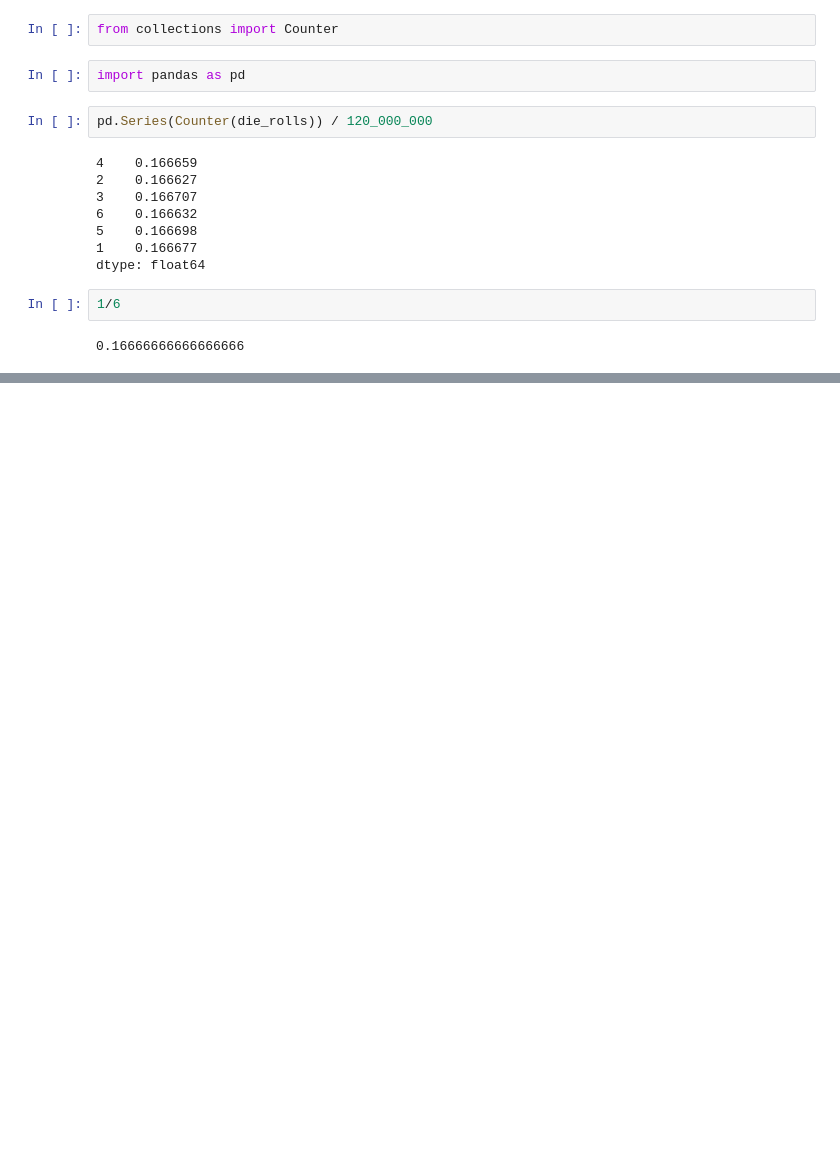
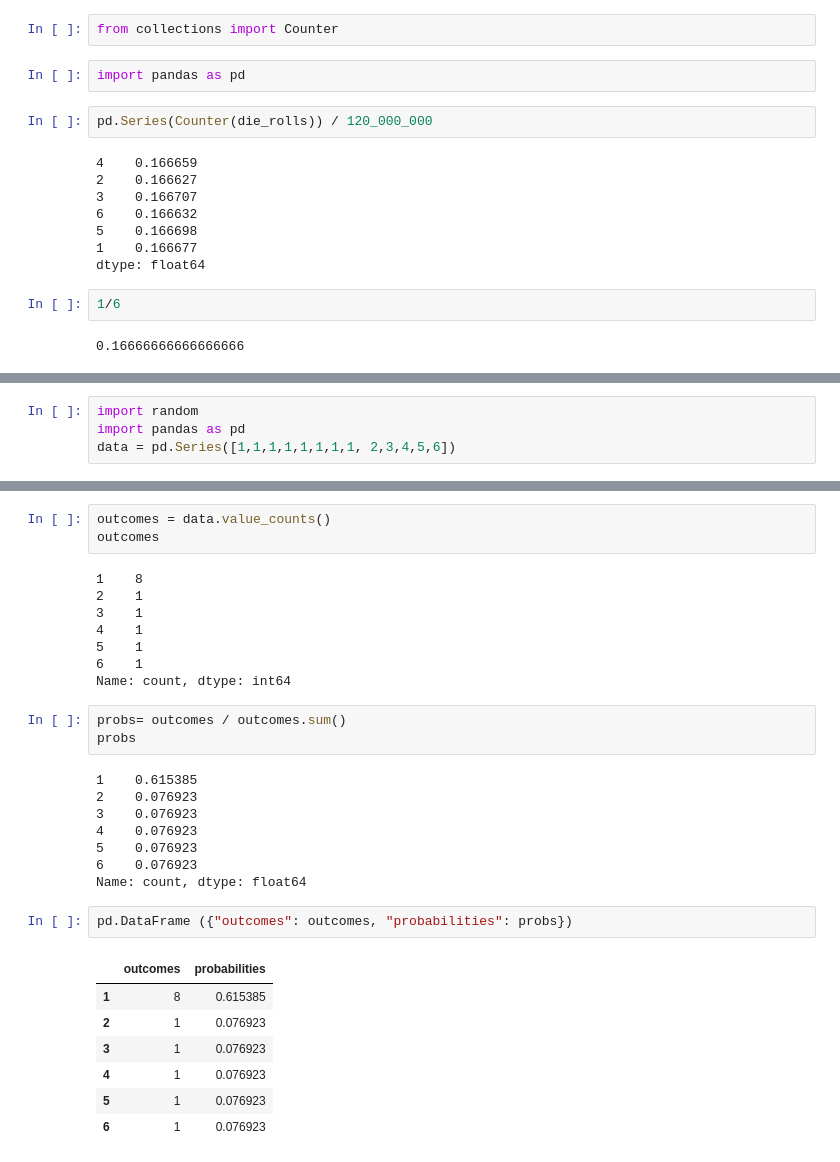
Before and after one commit to mahdi-b/ics434-s24, a Jupyter notebook: 12_intro_probability.ipynb, the cells around one changed output, grey strips where cells are left out. Cells and saved outputs as stored; diff of their text form; blank space fills up the shorter version.

```diff
--- a/12_intro_probability.ipynb
+++ b/12_intro_probability.ipynb
@@ -688,0 +698,4 @@ dtype: float64
+# %%
+import random
+import pandas as pd
+data = pd.Series([1,1,1,1,1,1,1,1, 2,3,4,5,6])
@@ -688,0 +747,32 @@ dtype: float64
+# %%
+outcomes = data.value_counts()
+outcomes
+# %% [output]
+1    8
+2    1
+3    1
+4    1
+5    1
+6    1
+Name: count, dtype: int64
+# %%
+probs= outcomes / outcomes.sum()
+probs
+# %% [output]
+1    0.615385
+2    0.076923
+3    0.076923
+4    0.076923
+5    0.076923
+6    0.076923
+Name: count, dtype: float64
+# %%
+pd.DataFrame ({"outcomes": outcomes, "probabilities": probs})
+# %% [output]
+|  | outcomes | probabilities |
+| 1 | 8 | 0.615385 |
+| 2 | 1 | 0.076923 |
+| 3 | 1 | 0.076923 |
+| 4 | 1 | 0.076923 |
+| 5 | 1 | 0.076923 |
+| 6 | 1 | 0.076923 |
```
Also changed, not shown: parts of 6 cells of this notebook, 1 other file.
